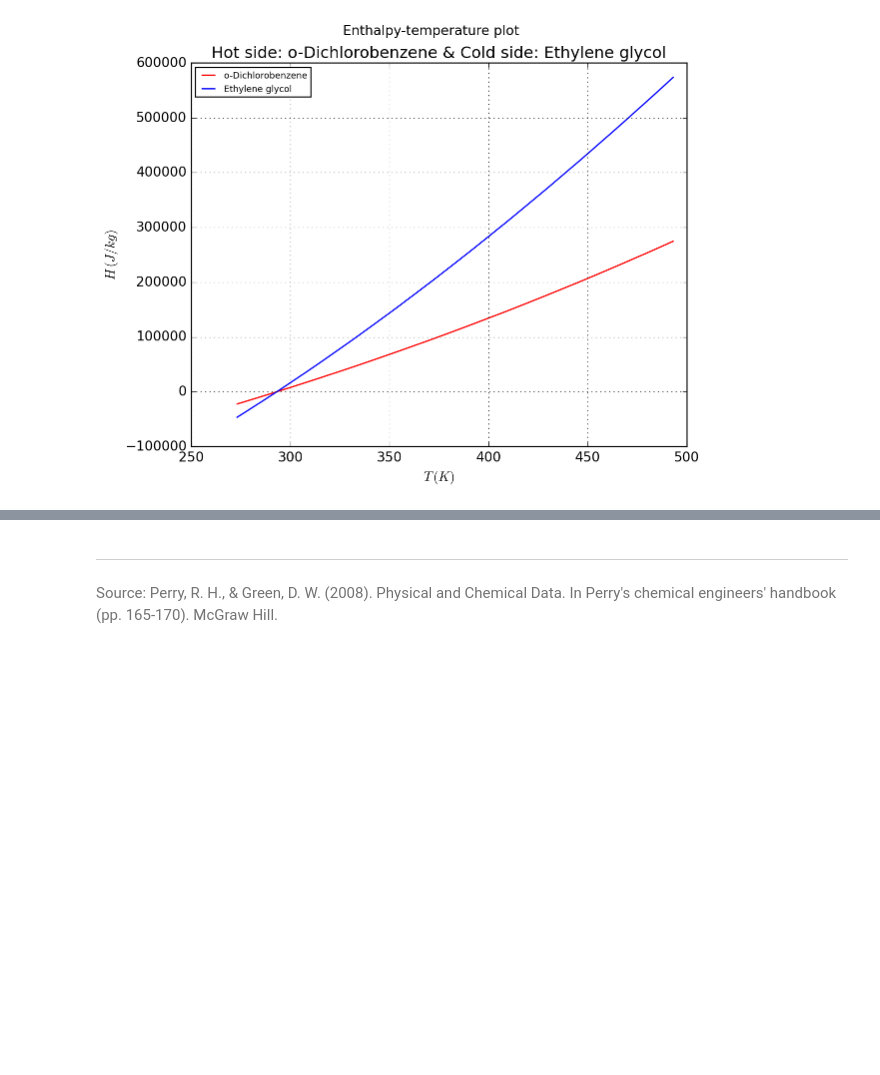
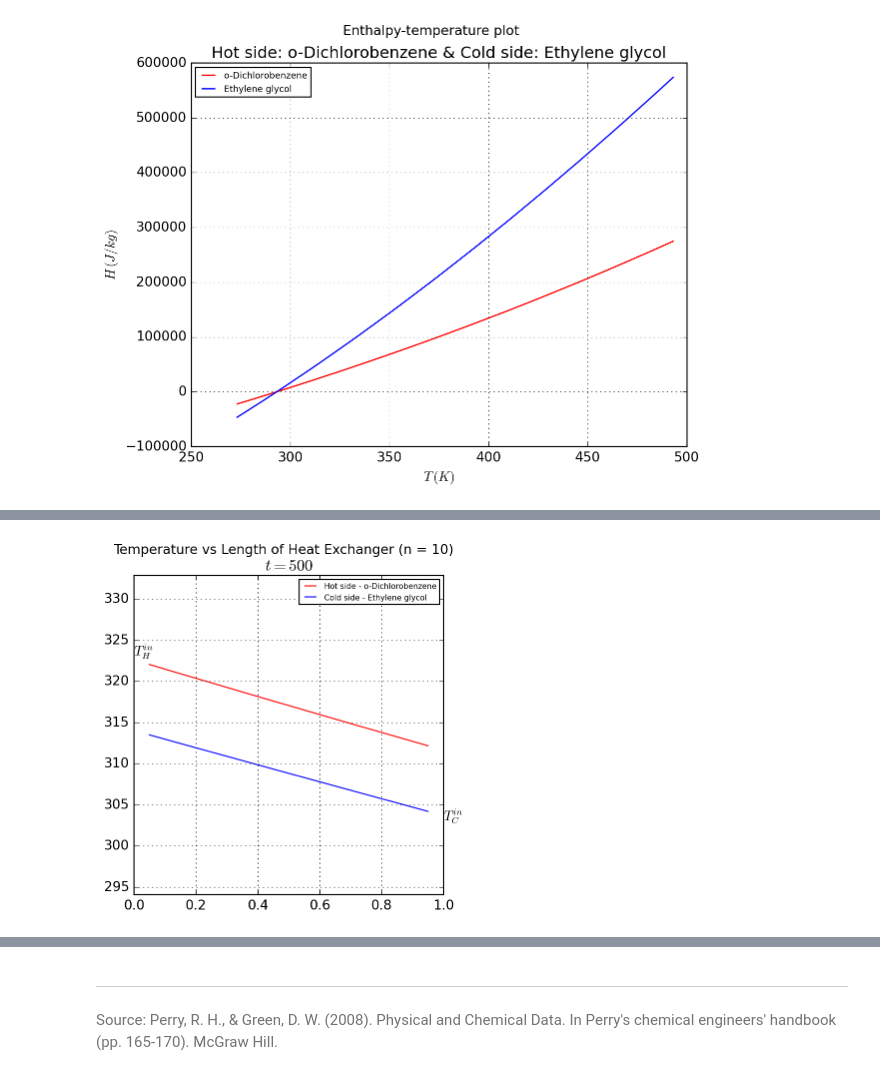
Before and after one commit to aakanksha-gubbala/processSimulation, a Jupyter notebook: Assignment 5/Assignment-5.ipynb, the cells around one changed output, grey strips where cells are left out. Saved outputs shown, nothing was run; the diff lists cells and outputs as text; code cells hidden in the pictures; blank space fills up the shorter version.

```diff
--- a/Assignment 5/Assignment-5.ipynb
+++ b/Assignment 5/Assignment-5.ipynb
@@ -118,13 +118,13 @@ class CounterCurrentHX:
         self.L = 1.0  # m
 
         self.rhoH = 1300 # kg/m3
-        self.rhoC = 1100 # kg/m^3
+        self.rhoC = 1100 # kg/m3
 
-        self.mH = 0.1  # kg/s
-        self.mC = 0.05  # kg/s
+        self.mH = 0.08  # kg/s
+        self.mC = 0.04  # kg/s
 
-        self.T_Hin = 473.16  # K
-        self.T_Cin = 300.00  # K
+        self.T_Hin = 323.16  # K
+        self.T_Cin = 303.16  # K
 
         self.n = n # Number of grid points
 
@@ -136,25 +136,25 @@ class CounterCurrentHX:
         T_cold = T_C(H_cold)
 
         H_Hin = H_H(self.T_Hin)
-        H_Cin = H_H(self.T_Cin)
+        H_Cin = H_C(self.T_Cin)
 
         dz = self.L / self.n
 
         dH_hotdt = np.zeros(self.n)
         dH_colddt = np.zeros(self.n)
 
-        dH_hotdt[1:] = self.mH / (self.AcH * self.rhoH * dz) * H_hot[0:-1] - self.mH / (self.AcH * self.rhoH * dz) * H_hot[1:] - self.U * self.P / (self.AcH * self.rhoH * dz) * (T_hot[1:] - T_cold[1:])
-        dH_colddt[:-1] = self.mC / (self.AcC * self.rhoC * dz) * H_cold[1:] - self.mC / (self.AcC * self.rhoC * dz) * H_cold[:-1] + self.U * self.P / (self.AcC * self.rhoC * dz) * (T_hot[:-1] - T_cold[:-1])
+        dH_hotdt[1:] = self.mH / (self.AcH * self.rhoH * dz) * H_hot[0:-1] - self.mH / (self.AcH * self.rhoH * dz) * H_hot[1:] - self.U * self.P / (self.AcH * self.rhoH) * (T_hot[1:] - T_cold[1:])
+        dH_colddt[:-1] = self.mC / (self.AcC * self.rhoC * dz) * H_cold[1:] - self.mC / (self.AcC * self.rhoC * dz) * H_cold[:-1] + self.U * self.P / (self.AcC * self.rhoC) * (T_hot[:-1] - T_cold[:-1])
 
-        dH_hotdt[0] = self.mH / (self.AcH * self.rhoH * dz) * H_Hin - self.mH / (self.AcH * self.rhoH * dz) * H_hot[0] - self.U * self.P / (self.AcH * self.rhoH * dz) * (T_hot[0] - T_cold[0])
-        dH_colddt[-1] = self.mC / (self.AcC * self.rhoC * dz) * H_Cin - self.mC / (self.AcC * self.rhoC * dz) * H_cold[-1] + self.U * self.P / (self.AcC * self.rhoC * dz) * (T_hot[-1] - T_cold[-1])
+        dH_hotdt[0] = self.mH / (self.AcH * self.rhoH * dz) * H_Hin - self.mH / (self.AcH * self.rhoH * dz) * H_hot[0] - self.U * self.P / (self.AcH * self.rhoH) * (T_hot[0] - T_cold[0])
+        dH_colddt[-1] = self.mC / (self.AcC * self.rhoC * dz) * H_Cin - self.mC / (self.AcC * self.rhoC * dz) * H_cold[-1] + self.U * self.P / (self.AcC * self.rhoC) * (T_hot[-1] - T_cold[-1])
 
         return list(dH_hotdt) + list(dH_colddt)
 
     def solve(self, t):
-        Tini = np.ones(self.n * 2)
-        Tini[:self.n] = Tini[:self.n] * self.T_Hin
-        Tini[self.n:] = Tini[self.n:] * self.T_Cin
+        Tini = np.ones(self.n * 2) * self.T_Cin
+#         Tini[:self.n] = Tini[:self.n] * self.T_Hin
+#         Tini[self.n:] = Tini[self.n:] * self.T_Cin
         H0 = np.zeros(self.n * 2)
         H0[:self.n] = H_H(Tini[:self.n])
         H0[self.n:] = H_C(Tini[self.n:])
@@ -172,18 +172,18 @@ def get_solution(n, T):
     t = np.linspace(0, T, n)
     hx = CounterCurrentHX(n)
     hx.solve(t)
+
     fig = plt.figure(facecolor='white', figsize=(5, 5))
     plt.suptitle("Temperature vs Length of Heat Exchanger (n = %d)" % n)
     plt.grid()
     plt.xlim(0, hx.L)
-    plt.ylim(0.9 * hx.T_Cin, 1.1 * hx.T_Hin)
+    plt.ylim(0.97 * hx.T_Cin, 1.03 * hx.T_Hin)
     plt.annotate(r'$T_H^{in}$', xy=(0, hx.T_Hin))
     plt.annotate(r'$T_C^{in}$', xy=(hx.L, hx.T_Cin))
 
     line1 = plt.plot([], 'r', label='Hot side - %s' % compH)[0]
     line2 = plt.plot([], 'b', label='Cold side - %s' % compC)[0]
     plt.legend(loc='best', fontsize=7)
-
 
     def animated_plot(i):
         i = int(i)
@@ -193,5 +193,5 @@ def get_solution(n, T):
         return line1, line2
 
     animation = FuncAnimation(fig, animated_plot, frames=n, interval=200);
-    animation.save('animation.gif', writer='ffmpeg', fps=5)
+    animation.save('animation.gif', writer='ffmpeg')
     return Image(url='animation.gif')
@@ -202,0 +198,4 @@ get_solution(50, 500)
+# %%
+T = 500
+get_solution(10, T)
+# %% [output]
@@ -202,0 +203 @@ get_solution(50, 500)
+[figure, added]
```
Also changed, not shown: parts of 5 cells of this notebook, 1 other file.
